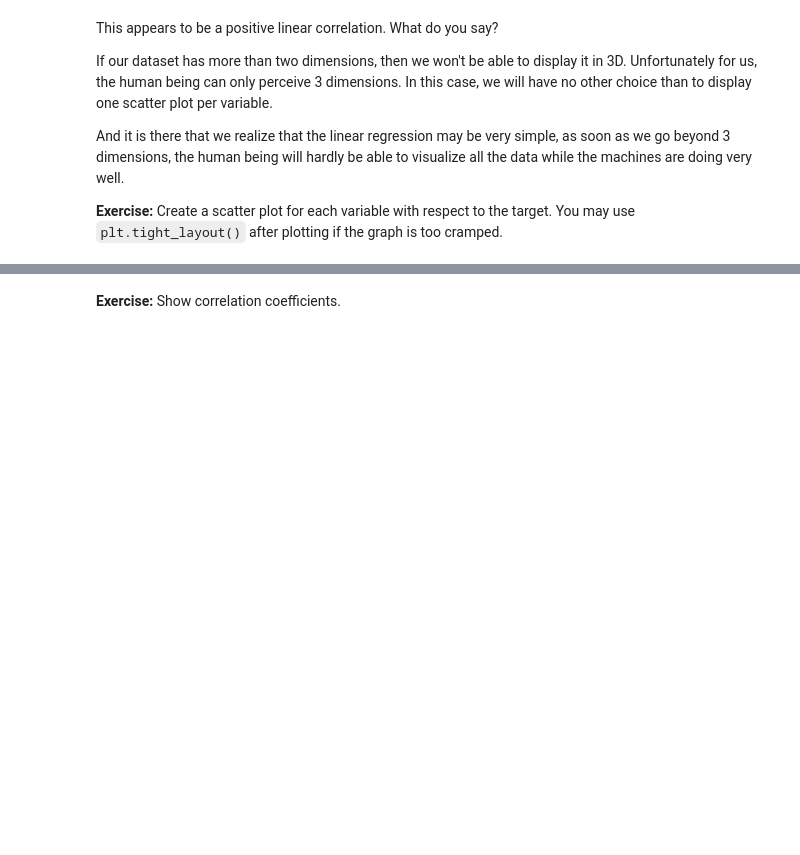
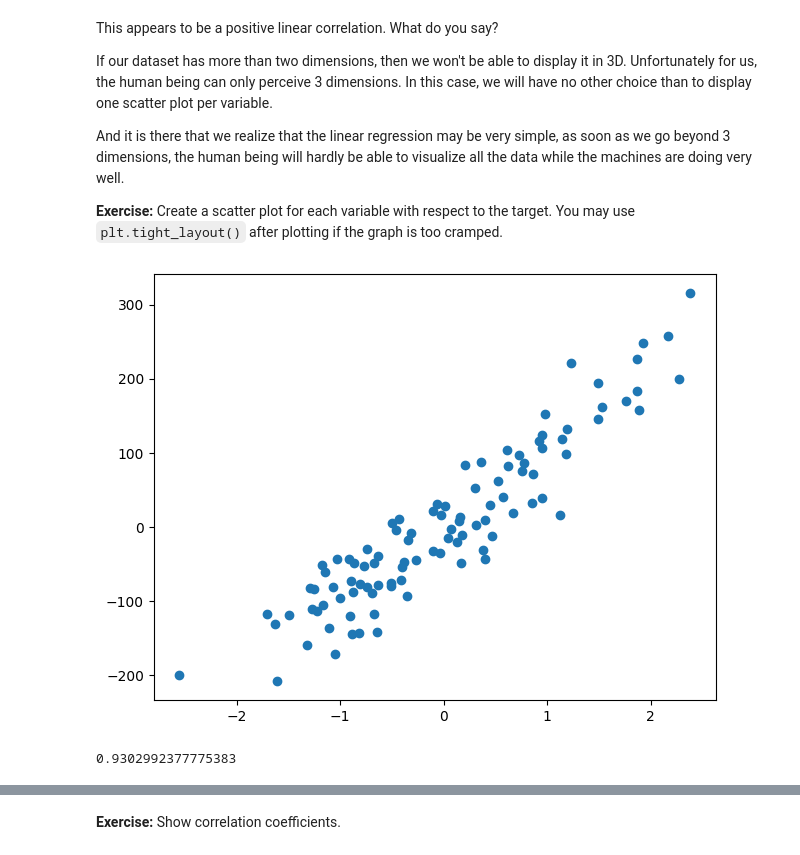
Before and after one commit to AdrienPiette/LGG-Thomas4, a Jupyter notebook: 02-TheHill/MachineLearningIntro/02-ModelingStructuredData/01-Regression/02-multiple-linear-regression.ipynb, the cells around one changed output, grey strips where cells are left out. Drawn from its saved outputs; the diff is of its cells as text; code cells hidden in the pictures; blank space fills up the shorter version.

```diff
--- a/02-TheHill/MachineLearningIntro/02-ModelingStructuredData/01-Regression/02-multiple-linear-regression.ipynb
+++ b/02-TheHill/MachineLearningIntro/02-ModelingStructuredData/01-Regression/02-multiple-linear-regression.ipynb
@@ -69,3 +69,14 @@ If our dataset has more than two dimensions, then we won't be able to display it
 And it is there that we realize that the linear regression may be very simple, as soon as we go beyond 3 dimensions, the human being will hardly be able to visualize all the data while the machines are doing very well.
 
 **Exercise:** Create a scatter plot for each variable with respect to the target. You may use  `plt.tight_layout()` after plotting if the graph is too cramped.
+# %%
+plt.scatter(df['x_2'], df['y'])
+plt.tight_layout()
+plt.show()
+
+
+coeff = df['x_2'].corr(df['y'])
+print(coeff)
+# %% [output]
+[figure, added]
+0.9302992377775383
```
Also changed, not shown: parts of 10 cells of this notebook, 1 other file.
